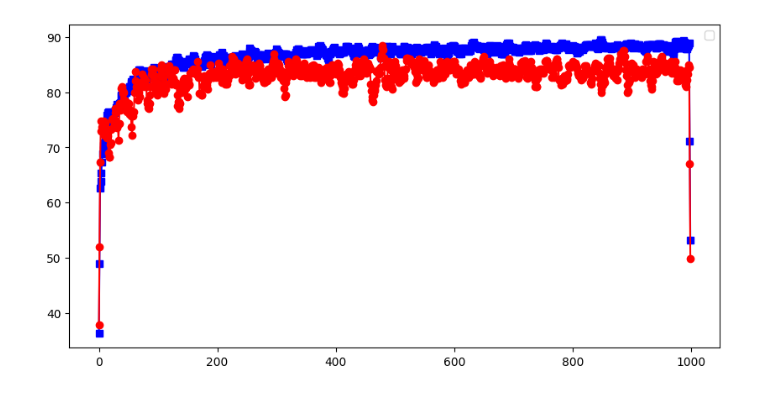
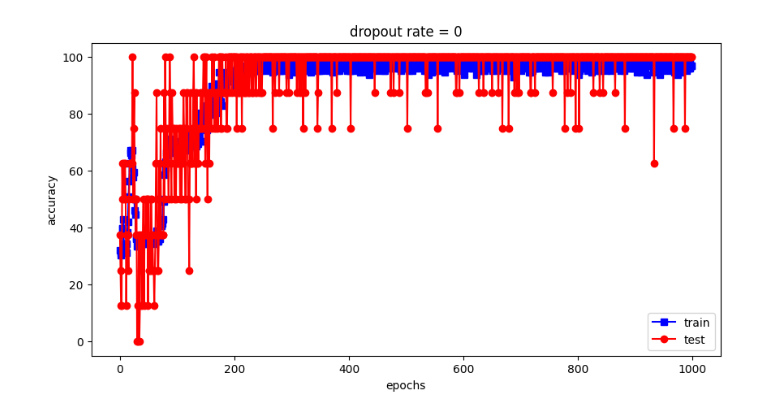
Before and after one commit to stalin99835/DUDL, a Jupyter notebook: dropout_iris_Untitled2.ipynb, the cells around one changed output. Drawn from its saved outputs; the diff is of its cells as text; code cells hidden in the pictures.

```diff
--- a/dropout_iris_Untitled2.ipynb
+++ b/dropout_iris_Untitled2.ipynb
@@ -76,2 +13,22 @@ test_loader = DataLoader(test_data,batch_size=test_data.tensors[0].shape[0])
+# %%
+#import dataset
+iris = sns.load_dataset('iris')
+data = torch.tensor(iris[iris.columns[0:4]].values).float()
+
+labels = torch.zeros(len(data),dtype=torch.long)
+
+labels[iris.species=='versicolor'] = 1
+labels[iris.species=='virginica'] = 2
+labels[iris.species=='setosa'] = 0
+
+train_data,test_data,train_labels,test_labels = train_test_split(data,labels,test_size=0.2)
+
+batchsize = 16
+#pytorch datasets
+train_data = torch.utils.data.TensorDataset(train_data,train_labels)
+test_data = torch.utils.data.TensorDataset(test_data,test_labels)
+#dataloader
+train_loader = DataLoader(train_data,batch_size=batchsize,shuffle=True)
+test_loader = DataLoader(test_data,batch_size=batchsize,shuffle=True)
 # %%
 class theModelClass(nn.Module):
@@ -109,0 +62,7 @@ tensor([[ 1.6455, -0.6402],
+# %%
+#test
+tmpnet = theModelClass(.25)
+
+tmpdata = torch.randn(10,4)
+yHat = tmpnet(tmpdata)
+yHat
@@ -157,7 +121,18 @@ def smooth(x,k=5):
+# %%
+#create model
+dropoutrate = 0.0
+ANNIris,lossfun,optimizer = createModelInstance(dropoutrate)
+
+#train model
+trainAcc,testAcc = trainModel()
 # %%
 fig = plt.figure(figsize=(10,5))
-plt.plot(smooth(trainAcc),'bs-')
-plt.plot(smooth(testAcc),'ro-')
-plt.legend()
+plt.plot(trainAcc,'bs-',label='train acc')
+plt.plot(testAcc,'ro-',label='test acc')
+plt.xlabel('epochs')
+plt.ylabel('accuracy')
+plt.legend(['train','test'])
+plt.title('dropout rate = %g' %(dropoutrate))
+
 plt.show()
 # %% [output]
@@ -165,2 +139,2 @@ WARNING:matplotlib.legend:No artists with labels found to put in legend.  Note t
-[figure, old version]
+[figure, new version]
 # %%
```
Also changed, not shown: parts of 28 cells of this notebook.
